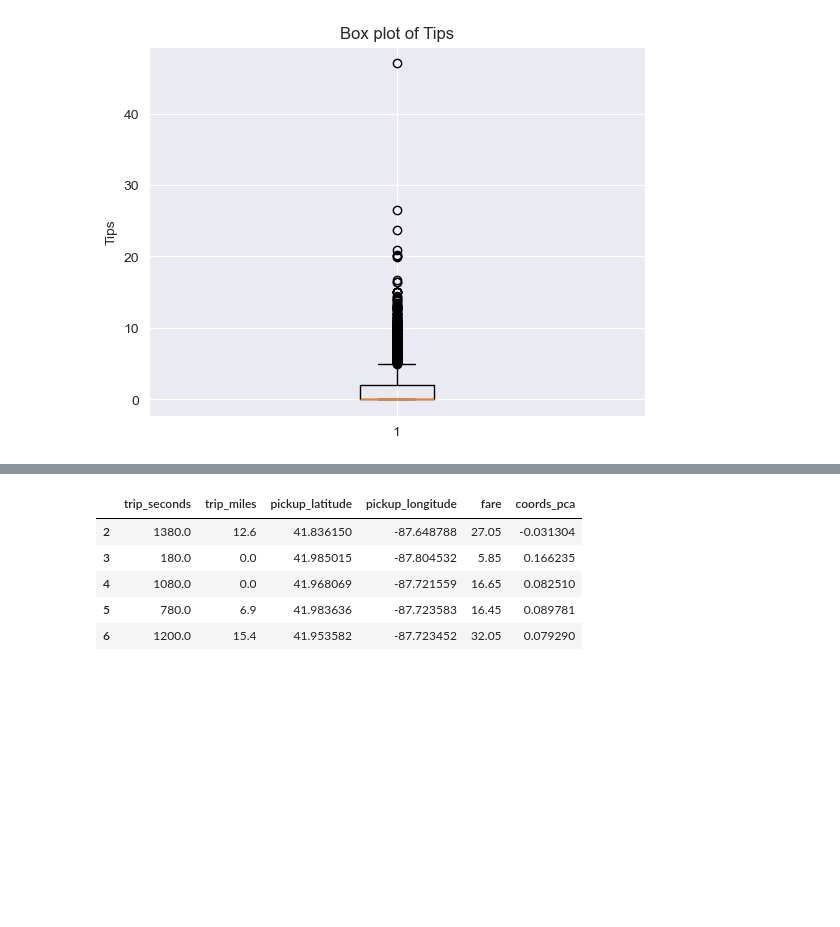
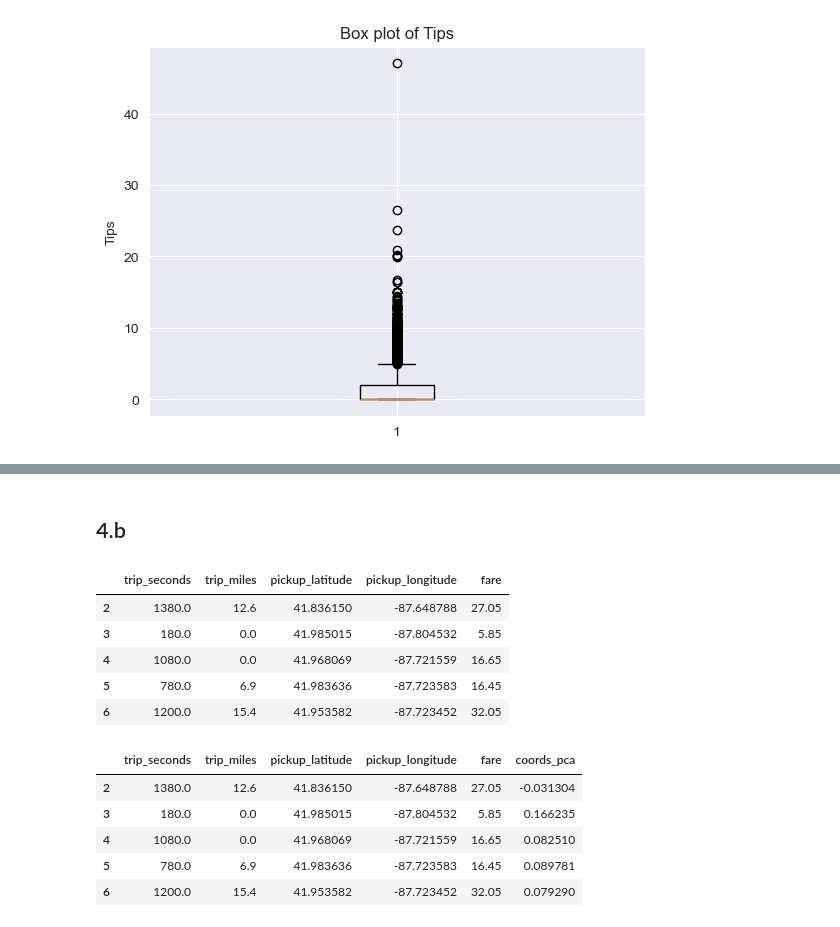
Before and after one commit to rennaMAhcuS/CS215Assignments, a Jupyter notebook: 5/Q4.ipynb, the cells around one changed output, grey strips where cells are left out. Saved outputs shown, nothing was run; the diff lists cells and outputs as text; code cells hidden in the pictures; blank space fills up the shorter version.

```diff
--- a/5/Q4.ipynb
+++ b/5/Q4.ipynb
@@ -35,9 +54,17 @@ Here, outliers in both fare and tips greatly increase the average calculations d
+# %% [markdown]
+## 4.b
 # %%
-# 4.b
 # The first two rows of `df` have null entries of latitude and longitude
 # For the regression, these two entries are removed
-df1 = df[['trip_seconds', 'trip_miles', 'pickup_latitude', 'pickup_longitude', 'fare']].tail(-2)
-df1.head()
+df_main = df[['trip_seconds', 'trip_miles', 'pickup_latitude', 'pickup_longitude', 'fare']].tail(-2)
+df_main.head()
+# %% [output]
+|  | trip_seconds | trip_miles | pickup_latitude | pickup_longitude | fare |
+| 2 | 1380.0 | 12.6 | 41.836150 | -87.648788 | 27.05 |
+| 3 | 180.0 | 0.0 | 41.985015 | -87.804532 | 5.85 |
+| 4 | 1080.0 | 0.0 | 41.968069 | -87.721559 | 16.65 |
+| 5 | 780.0 | 6.9 | 41.983636 | -87.723583 | 16.45 |
+| 6 | 1200.0 | 15.4 | 41.953582 | -87.723452 | 32.05 |
 # %%
 from sklearn.decomposition import PCA
 
```
Also changed, not shown: parts of 14 cells of this notebook, 1 other file.
